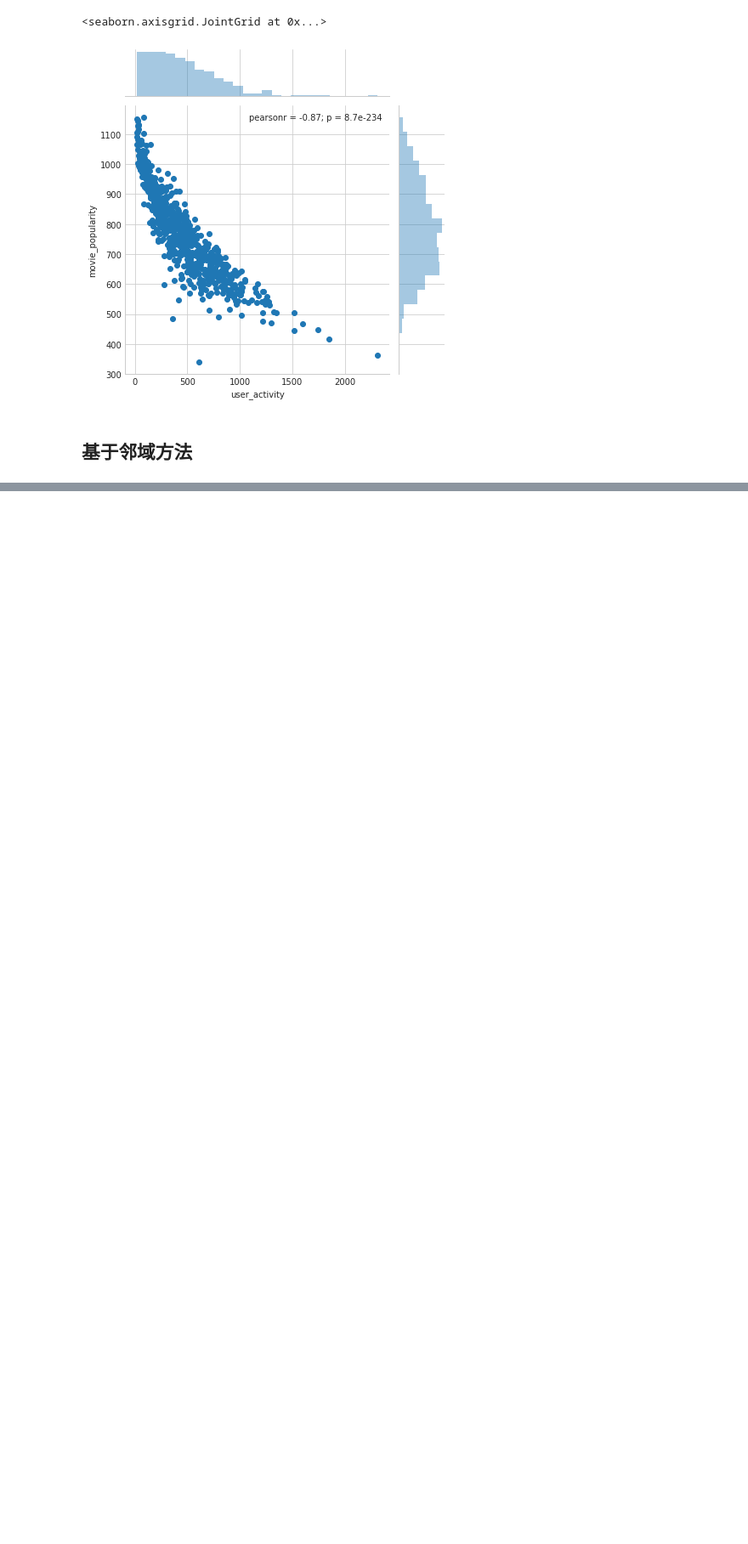
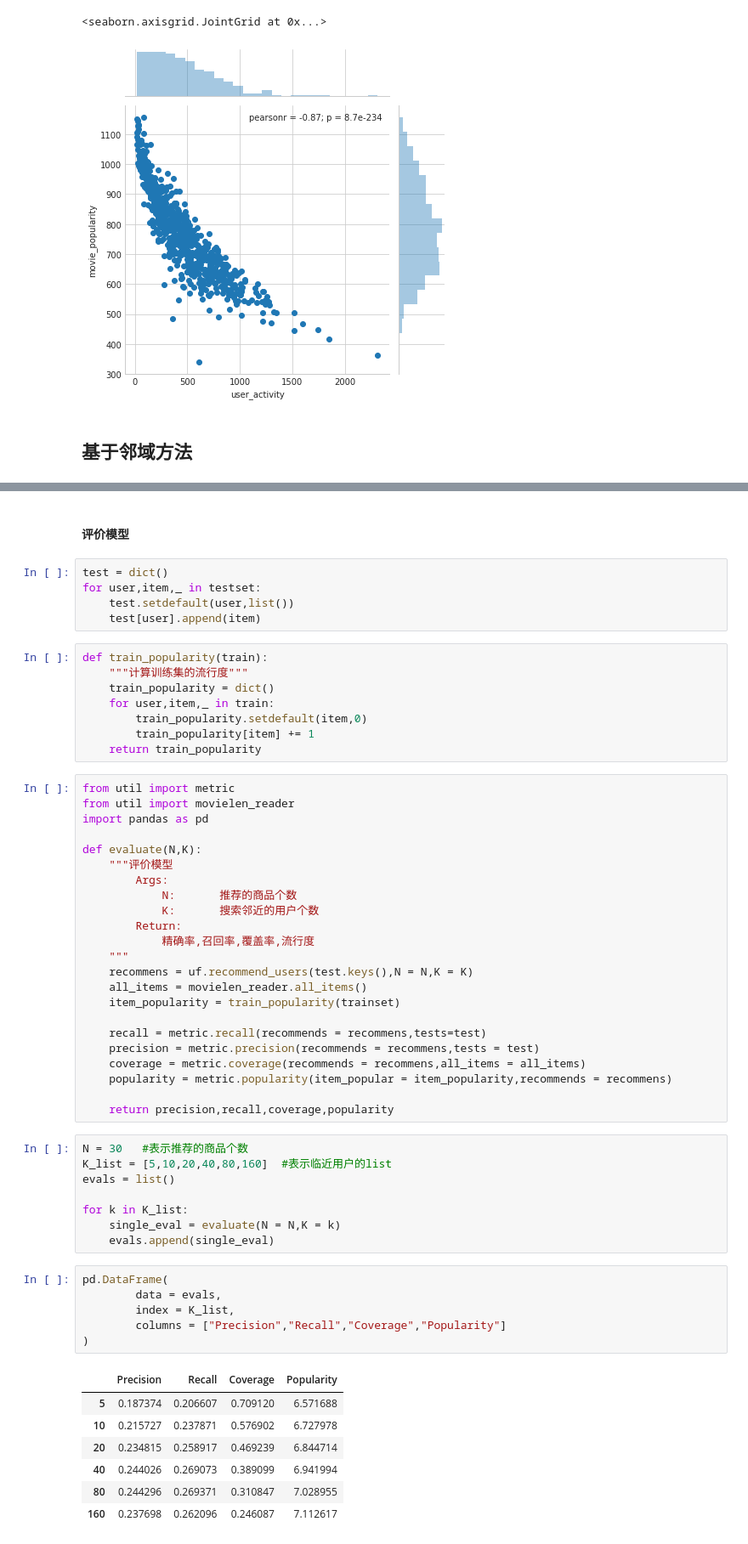
Before and after one commit to qcymkxyc/RecSys, a Jupyter notebook: Recommend System.ipynb, the cells around one changed output, grey strips where cells are left out. Shown at 85% size. Cells and saved outputs as stored; diff of their text form; blank space fills up the shorter version.

```diff
--- a/Recommend System.ipynb
+++ b/Recommend System.ipynb
@@ -96,0 +118,60 @@ sns.jointplot(data = combine,x = "user_activity",y = "movie_popularity")
+# %% [markdown]
+#### 评价模型
+# %%
+test = dict()
+for user,item,_ in testset:
+    test.setdefault(user,list())
+    test[user].append(item)
+# %%
+def train_popularity(train):
+    """计算训练集的流行度"""
+    train_popularity = dict()
+    for user,item,_ in train:
+        train_popularity.setdefault(item,0)
+        train_popularity[item] += 1
+    return train_popularity
+# %%
+from util import metric
+from util import movielen_reader
+import pandas as pd
+
+def evaluate(N,K):
+    """评价模型
+        Args:
+            N:　　　　推荐的商品个数
+            K:　　　　搜索邻近的用户个数
+        Return:
+            精确率,召回率,覆盖率,流行度
+    """
+    recommens = uf.recommend_users(test.keys(),N = N,K = K)
+    all_items = movielen_reader.all_items()
+    item_popularity = train_popularity(trainset)
+
+    recall = metric.recall(recommends = recommens,tests=test)
+    precision = metric.precision(recommends = recommens,tests = test)
+    coverage = metric.coverage(recommends = recommens,all_items = all_items)
+    popularity = metric.popularity(item_popular = item_popularity,recommends = recommens)
+
+    return precision,recall,coverage,popularity
+# %%
+N = 30   #表示推荐的商品个数
+K_list = [5,10,20,40,80,160]  #表示临近用户的list
+evals = list()
+
+for k in K_list:
+    single_eval = evaluate(N = N,K = k)
+    evals.append(single_eval)
+# %%
+pd.DataFrame(
+        data = evals,
+        index = K_list,
+        columns = ["Precision","Recall","Coverage","Popularity"]
+)
+# %% [output]
+|  | Precision | Recall | Coverage | Popularity |
+| 5 | 0.187374 | 0.206607 | 0.709120 | 6.571688 |
+| 10 | 0.215727 | 0.237871 | 0.576902 | 6.727978 |
+| 20 | 0.234815 | 0.258917 | 0.469239 | 6.844714 |
+| 40 | 0.244026 | 0.269073 | 0.389099 | 6.941994 |
+| 80 | 0.244296 | 0.269371 | 0.310847 | 7.028955 |
+| 160 | 0.237698 | 0.262096 | 0.246087 | 7.112617 |
```
Also changed, not shown: parts of 7 cells of this notebook, 4 other files.
